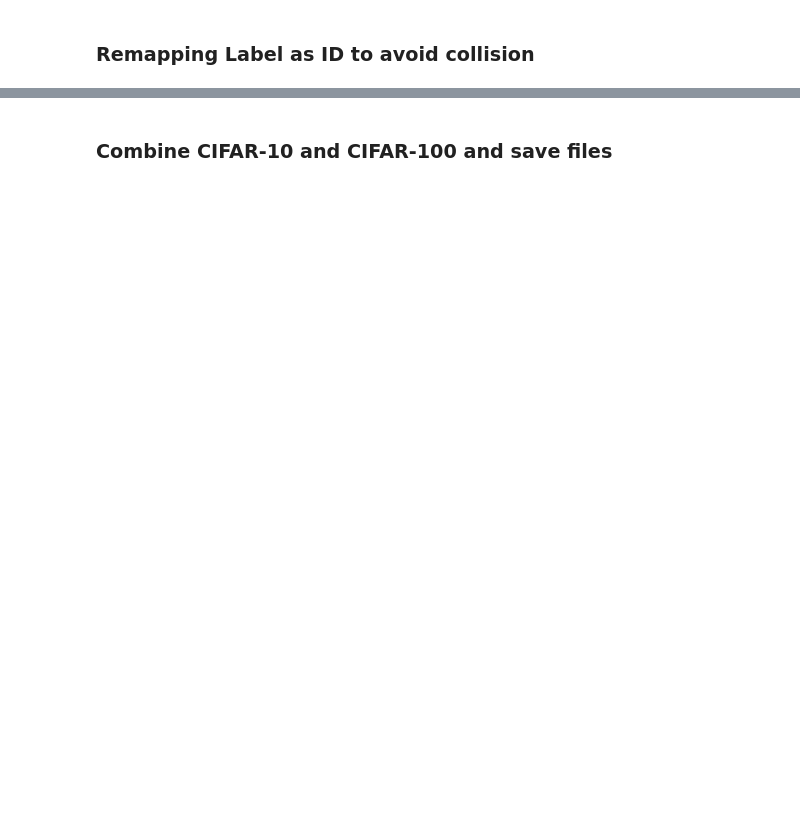
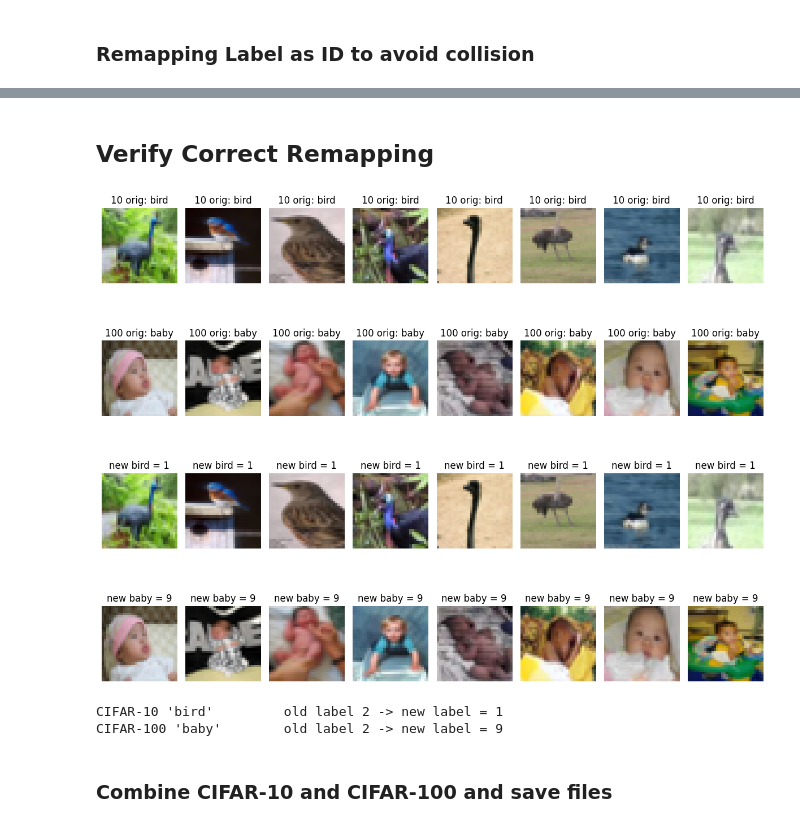
Before and after one commit to milamurphy/ML-Image-Classification, a Jupyter notebook: preprocessing.ipynb, the cells around one changed output, grey strips where cells are left out. Cells and saved outputs as stored; diff of their text form; code cells hidden in the pictures; blank space fills up the shorter version.

```diff
--- a/preprocessing.ipynb
+++ b/preprocessing.ipynb
@@ -295,2 +386,75 @@ CIFAR-100 'baby' old label 2 -> new label = 9
+# %% [markdown]
+## Verify Correct Remapping
+# %%
+# Classes to to verify as they have same ID 2
+orig_class_10 = "bird"
+orig_class_100 = "baby"
+
+# original label IDs
+orig_label_10 = cifar10_classes.index(orig_class_10)
+orig_label_100 = cifar100_fine_labels.index(orig_class_100)
+
+# original samples
+indices_10_orig  = np.where(y_train_10 == orig_label_10)[0][:8]
+indices_100_orig = np.where(y_train_100_fine == orig_label_100)[0][:8]
+
+new_label_10  = cifar10_remap[orig_label_10]
+new_label_100 = cifar100_remap[orig_label_100]
+
+# new samples after filter + remap
+indices_10_new  = np.where(y_train_10_final == new_label_10)[0][:8]
+indices_100_new = np.where(y_train_100_final == new_label_100)[0][:8]
+
+
+
+def decode_cifar(flat):
+    return flat.reshape(3,32,32).transpose(1,2,0)
+
+
+
+
+plt.figure(figsize=(12, 10))
+
+# Row 1: CIFAR-10 ORIGINAL
+for i, idx in enumerate(indices_10_orig):
+    img = decode_cifar(X_train_10[idx])
+    plt.subplot(4, 8, i+1)
+    plt.imshow(img)
+    plt.title("10 orig: bird")
+    plt.axis("off")
+
+# Row 2: CIFAR-100 ORIGINAL
+for i, idx in enumerate(indices_100_orig):
+    img = decode_cifar(X_train_100[idx])
+    plt.subplot(4, 8, i+1+8)
+    plt.imshow(img)
+    plt.title("100 orig: baby")
+    plt.axis("off")
+
+# Row 3: CIFAR-10 NEW LABEL
+for i, idx in enumerate(indices_10_new):
+    img = decode_cifar(X_train_10_filtered[idx])
+    plt.subplot(4, 8, i+1+16)
+    plt.imshow(img)
+    plt.title(f"new bird = {new_label_10}")
+    plt.axis("off")
+
+# Row 4: CIFAR-100 NEW LABEL
+for i, idx in enumerate(indices_100_new):
+    img = decode_cifar(X_train_100_filtered[idx])
+    plt.subplot(4, 8, i+1+24)
+    plt.imshow(img)
+    plt.title(f"new baby = {new_label_100}")
+    plt.axis("off")
+
+plt.tight_layout()
+plt.show()
+
+print(f"CIFAR-10 '{orig_class_10}' \told label {orig_label_10} -> new label = {new_label_10}")
+print(f"CIFAR-100 '{orig_class_100}' \told label {orig_label_100} -> new label = {new_label_100}")
+# %% [output]
+[figure, added]
+CIFAR-10 'bird'         old label 2 -> new label = 1
+CIFAR-100 'baby'        old label 2 -> new label = 9
 # %% [markdown]
 ### Combine CIFAR-10 and CIFAR-100 and save files
```
Also changed, not shown: parts of 72 cells of this notebook, 1 other file.
